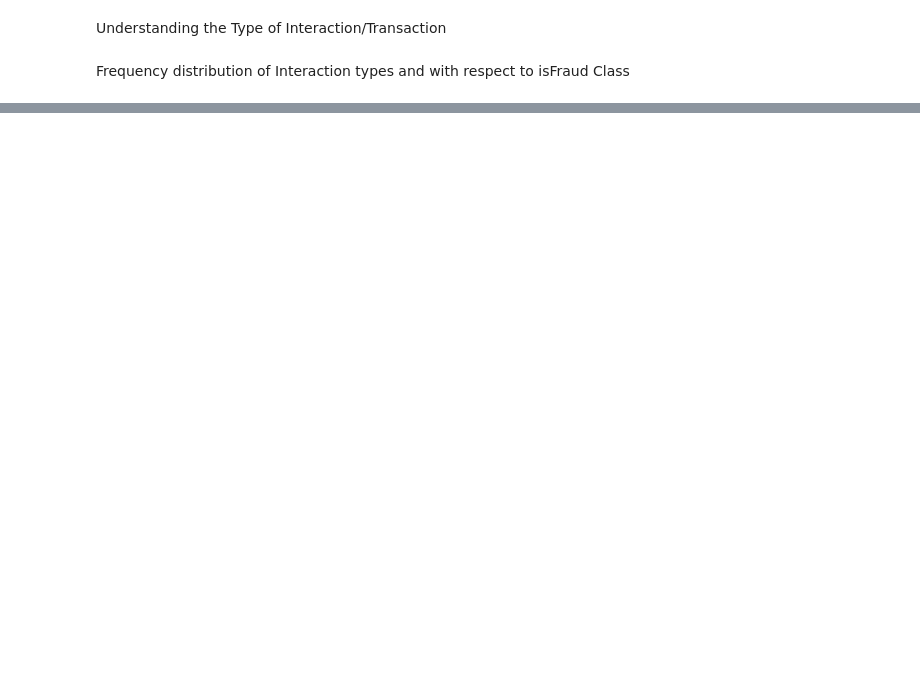
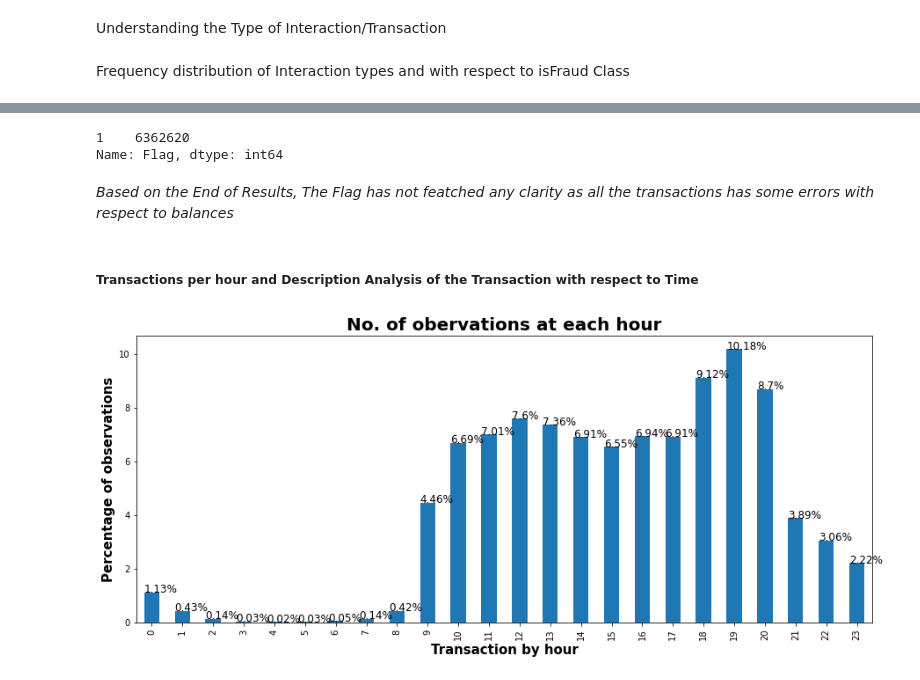
Before and after one commit to hxp89/CIND_820_Project, a Jupyter notebook: SRC/Project_820_HARIPRIYA.ipynb, the cells around one changed output, grey strips where cells are left out. Saved outputs shown, nothing was run; the diff lists cells and outputs as text; code cells hidden in the pictures; blank space fills up the shorter version.

```diff
--- a/SRC/Project_820_HARIPRIYA.ipynb
+++ b/SRC/Project_820_HARIPRIYA.ipynb
@@ -178,0 +281,4 @@ pd.crosstab(payments.transactionBetween, payments.isFraud)
+# %%
+payments['errorBalanceOrig_flag'] = payments['errorBalanceOrig'].apply(lambda x: 0 if x == 0 else 1)
+
+payments['errorBalanceDest_flag'] = payments['errorBalanceDest'].apply(lambda x: 0 if x == 0 else 1)
@@ -178,0 +287,33 @@ pd.crosstab(payments.transactionBetween, payments.isFraud)
+# %%
+def flag(x):
+    if x[0] == 0 and x[1] == 0:
+        return 0
+    return 1
+# %%
+payments['Flag'] = payments.apply(flag,axis=1)
+# %%
+payments['Flag'].value_counts()
+# %% [output]
+1    6362620
+Name: Flag, dtype: int64
+# %% [markdown]
+*Based on the End of Results, The Flag has not featched any clarity as all the transactions has some errors with respect to balances*
+# %% [markdown]
+##### Transactions per hour and Description Analysis of the Transaction with respect to Time
+# %%
+# transaction hour
+payments['transactionHour'] = payments['step'] % 24
+# converting into object type
+payments['transactionHour'] = payments['transactionHour'].astype('object')
+# %%
+plt.figure(figsize=(15,6))
+ax = (payments['transactionHour'].value_counts(sort = False,normalize=True)* 100).plot(kind = 'bar')
+for i in ax.patches:
+    # get_x pulls left or right; get_height pushes up or down
+    ax.text(i.get_x(), i.get_height(), str(round(i.get_height(), 2)) + "%", fontsize=12, color='black')
+plt.title('No. of obervations at each hour', fontsize=20, fontweight='bold')
+plt.xlabel('Transaction by hour', fontsize=15, fontweight='bold')
+plt.ylabel('Percentage of observations', fontsize=15, fontweight='bold')
+plt.show()
+# %% [output]
+[figure, added]
```
Also changed, not shown: parts of 122 cells of this notebook.
